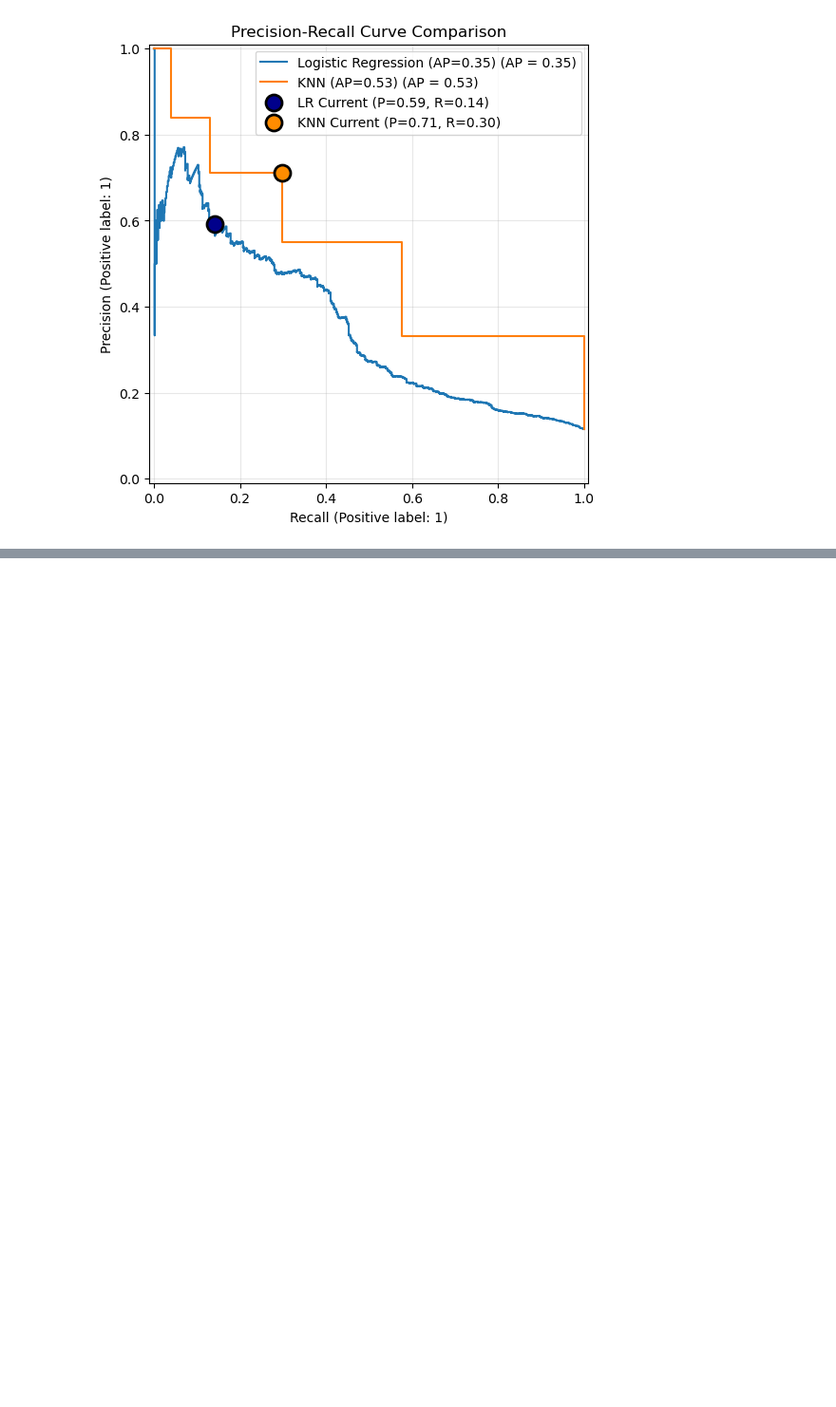
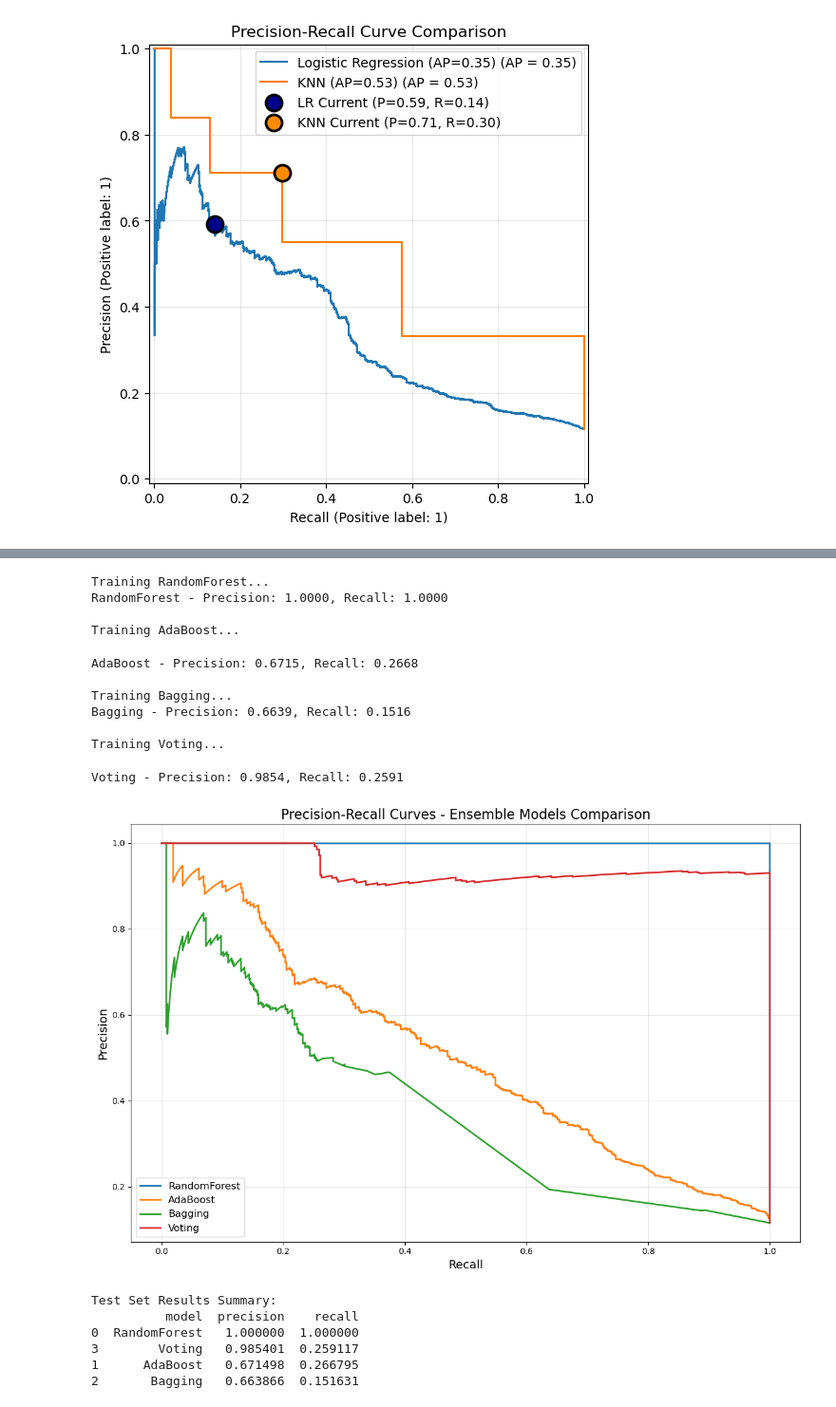
Before and after one commit to lucas-ben/mba-business-analytics, a Jupyter notebook: courses/machine-learning/Assignment 1/Bank Marketing Data/good_copy_assignment_1.ipynb, the cells around one changed output, grey strips where cells are left out. Shown at 95% size. Drawn from its saved outputs; the diff is of its cells as text; code cells hidden in the pictures; blank space fills up the shorter version.

```diff
--- a/courses/machine-learning/Assignment 1/Bank Marketing Data/good_copy_assignment_1.ipynb
+++ b/courses/machine-learning/Assignment 1/Bank Marketing Data/good_copy_assignment_1.ipynb
@@ -326,0 +331,17 @@ weighted avg       1.00      1.00      1.00      4521
+# %%
+for name, pipe in models.items():
+    print(f"Cross-validating {name}...")
+    res = cross_validate(pipe, X_train, y_train, cv=cv, scoring=scoring, n_jobs=-1)
+    cv_rows.append({
+        'model': name,
+        'acc_mean': res['test_accuracy'].mean(),
+        'auc_mean': res['test_roc_auc'].mean(),
+        'f1_mean': res['test_f1'].mean(),
+        'prec_mean': res['test_precision'].mean(),
+        'recall_mean': res['test_recall'].mean(),
+        'logloss_mean': -res['test_neg_log_loss'].mean()
+    })
+
+cv_df = pd.DataFrame(cv_rows).sort_values("auc_mean", ascending=False)
+print("\nCross-Validation Results:")
+print(cv_df)
@@ -326,0 +365,62 @@ weighted avg       1.00      1.00      1.00      4521
+# %%
+test_results = []
+plt.figure(figsize=(12, 8))
+
+for name, pipe in models.items():
+    print(f"\nTraining {name}...")
+
+    # Fit the model
+    pipe.fit(X_train, y_train)
+
+    # Predictions
+    pred = pipe.predict(X_test)
+    pred_proba = pipe.predict_proba(X_test)[:, 1]
+
+    # Calculate metrics
+    precision = precision_score(y_test, pred)
+    recall = recall_score(y_test, pred)
+
+    test_results.append({
+        'model': name,
+        'precision': precision,
+        'recall': recall
+    })
+
+    print(f"{name} - Precision: {precision:.4f}, Recall: {recall:.4f}")
+
+    # Precision-Recall Curve
+    precision_curve, recall_curve, _ = precision_recall_curve(y_test, pred_proba)
+    plt.plot(recall_curve, precision_curve, linewidth=2, label=f'{name}')
+
+# Finalize plot
+plt.xlabel('Recall', fontsize=14)
+plt.ylabel('Precision', fontsize=14)
+plt.title('Precision-Recall Curves - Ensemble Models Comparison', fontsize=16)
+plt.legend(loc='best', fontsize=12)
+plt.grid(True, alpha=0.3)
+plt.tight_layout()
+plt.show()
+
+# Test results dataframe
+test_df = pd.DataFrame(test_results).sort_values('precision', ascending=False)
+print("\nTest Set Results Summary:")
+print(test_df)
+# %% [output]
+Training RandomForest...
+RandomForest - Precision: 1.0000, Recall: 1.0000
+
+Training AdaBoost...
+AdaBoost - Precision: 0.6715, Recall: 0.2668
+
+Training Bagging...
+Bagging - Precision: 0.6639, Recall: 0.1516
+
+Training Voting...
+Voting - Precision: 0.9854, Recall: 0.2591
+[figure, added]
+Test Set Results Summary:
+          model  precision    recall
+0  RandomForest   1.000000  1.000000
+3        Voting   0.985401  0.259117
+1      AdaBoost   0.671498  0.266795
+2       Bagging   0.663866  0.151631
```
Also changed, not shown: parts of 13 cells of this notebook, 1 other file.
